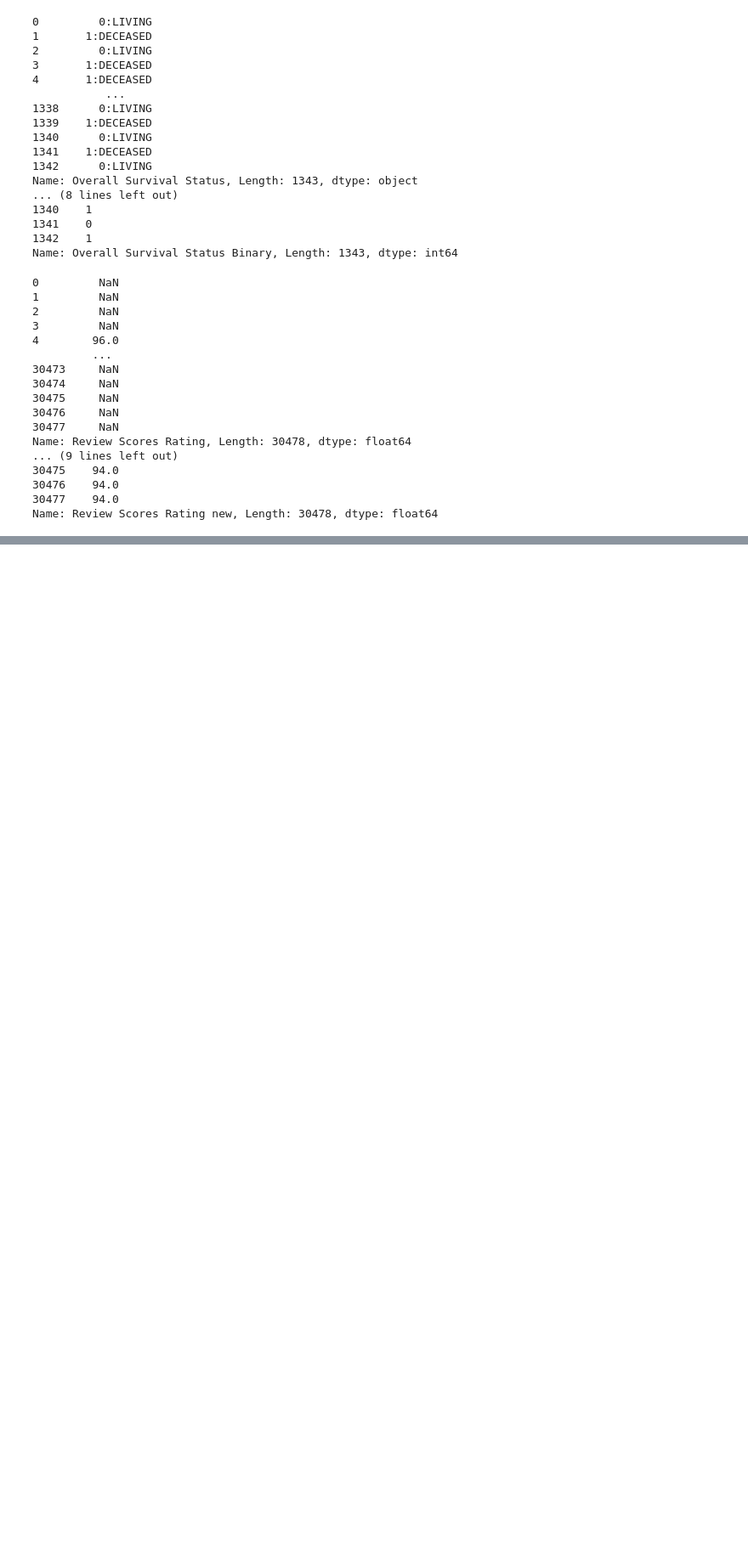
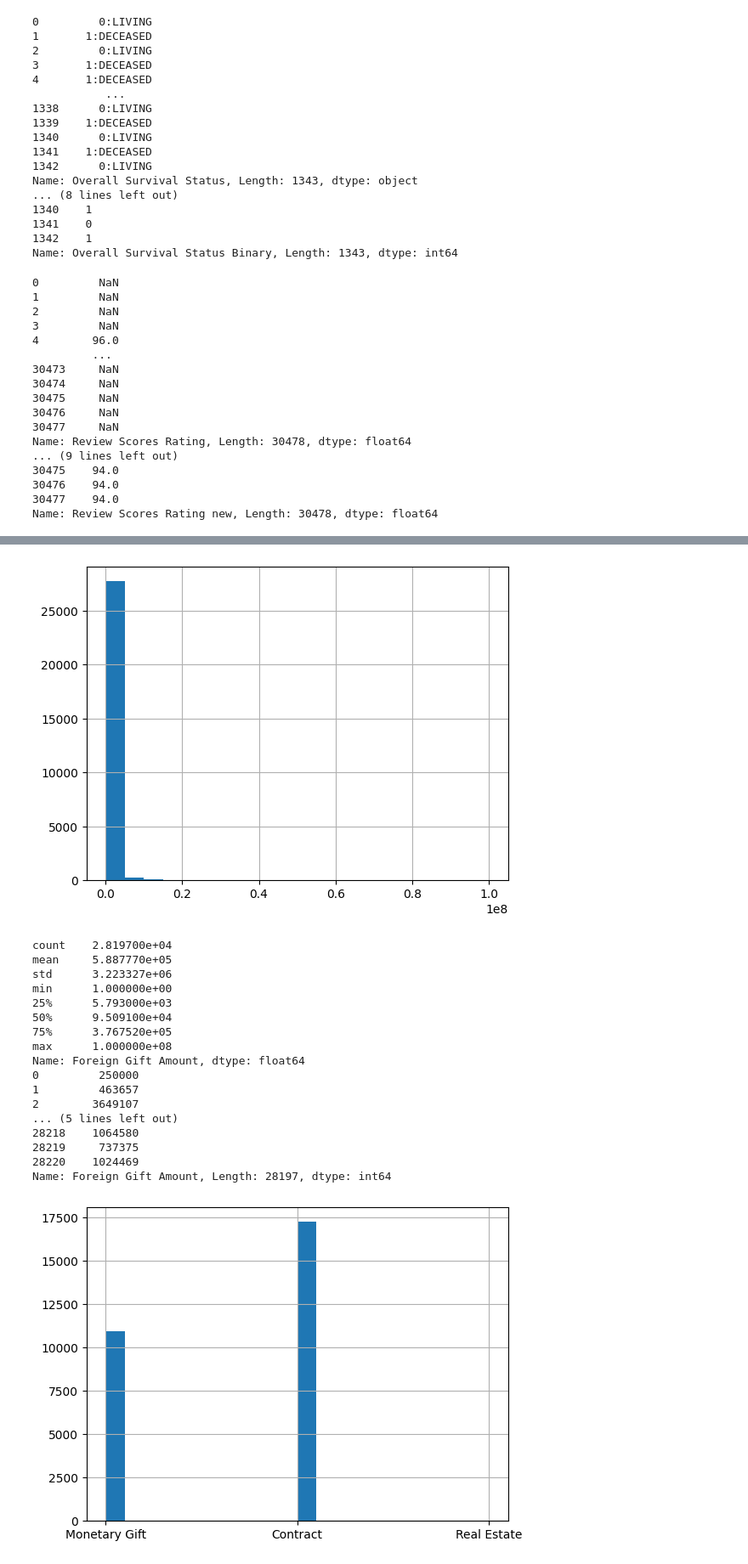
Before and after one commit to IsaacJihwanYoo795/undergrad_ml_assignments, a Jupyter notebook: 01_assignment_wrangling_and_eda.ipynb, the cells around one changed output, grey strips where cells are left out. Shown at 85% size. Drawn from its saved outputs; the diff is of its cells as text; code cells hidden in the pictures; blank space fills up the shorter version.

```diff
--- a/01_assignment_wrangling_and_eda.ipynb
+++ b/01_assignment_wrangling_and_eda.ipynb
@@ -269,0 +384,49 @@ For this question, `.groupby([vars]).count()` and `.groupby([vars]).sum()` will
+# %%
+import pandas as pd
+import os
+df = pd.read_csv("/content/data/ForeignGifts_edu.csv")
+df = df[df["Foreign Gift Amount"] >= 0]
+df["Foreign Gift Amount"].hist(bins=20)
+plt.show()
+
+print(df["Foreign Gift Amount"].describe())
+print(df["Foreign Gift Amount"])
+
+df["Gift Type"].hist(bins=20)
+plt.show()
+
+print((df["Gift Type"] == "Monetary Gift").sum())
+print((df["Gift Type"] == "Contract").sum())
+print((df["Gift Type"] == "Real Estate").sum())
+print(df["Gift Type"])
+
+print(df["Country of Giftor"].value_counts().head(15))
+print(df.groupby("Country of Giftor")["Foreign Gift Amount"].sum().sort_values(ascending=False).head(15))
+
+print(df.groupby("Institution Name")["Foreign Gift Amount"].sum().sort_values(ascending=False).head(15))
+
+college = df.groupby("Institution Name")["Foreign Gift Amount"].sum()
+plt.hist(college, bins=20)
+plt.show()
+
+print(df.groupby("Giftor Name")["Foreign Gift Amount"].sum().sort_values(ascending=False).head(15))
+# %% [output]
+[figure, added]
+count    2.819700e+04
+mean     5.887770e+05
+std      3.223327e+06
+min      1.000000e+00
+25%      5.793000e+03
+50%      9.509100e+04
+75%      3.767520e+05
+max      1.000000e+08
+Name: Foreign Gift Amount, dtype: float64
+0         250000
+1         463657
+2        3649107
+... (5 lines left out)
+28218    1064580
+28219     737375
+28220    1024469
+Name: Foreign Gift Amount, Length: 28197, dtype: int64
+[figure, added]
```
Also changed, not shown: parts of 10 cells of this notebook.
